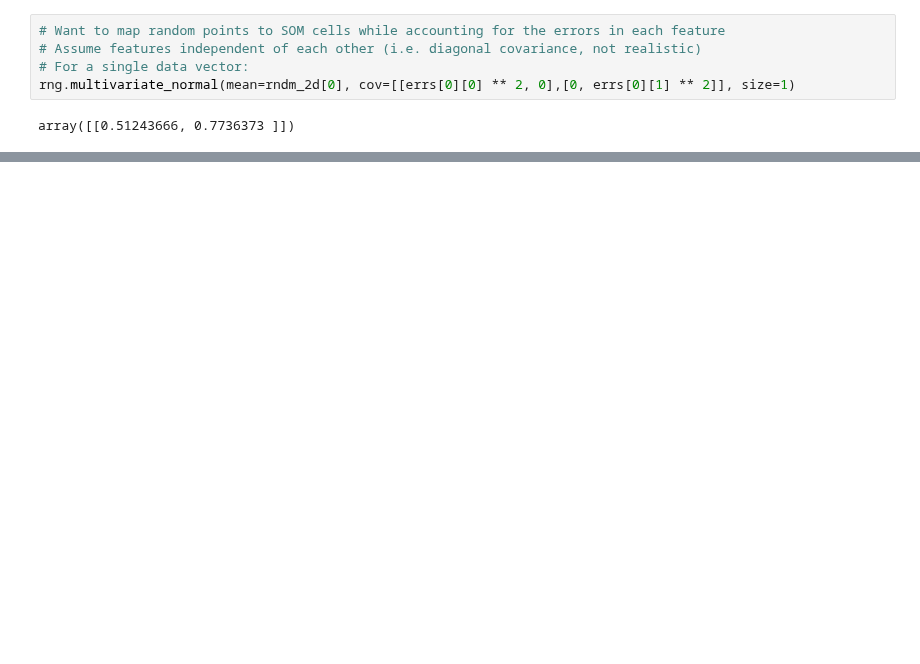
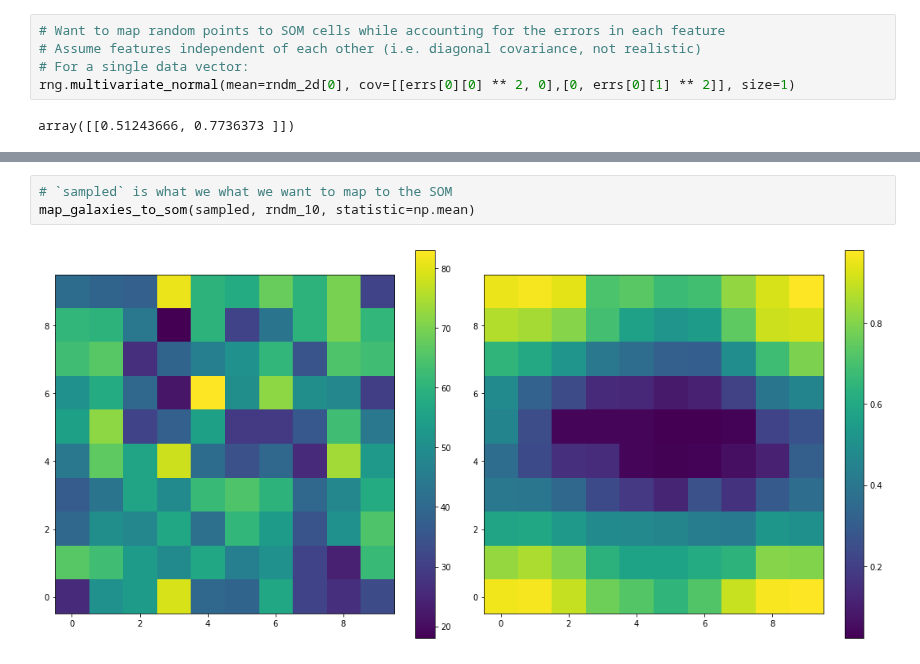
Before and after one commit to LSSTDESC/pz_bayes, a Jupyter notebook: notebooks/feature_likelihood.ipynb, the cells around one changed output, grey strips where cells are left out. Drawn from its saved outputs; the diff is of its cells as text; blank space fills up the shorter version.

```diff
--- a/notebooks/feature_likelihood.ipynb
+++ b/notebooks/feature_likelihood.ipynb
@@ -491,0 +492,5 @@ plt.show()
+# %%
+# `sampled` is what we what we want to map to the SOM
+map_galaxies_to_som(sampled, rndm_10, statistic=np.mean)
+# %% [output]
+[figure, added]
```
Also changed, not shown: parts of 6 cells of this notebook.
